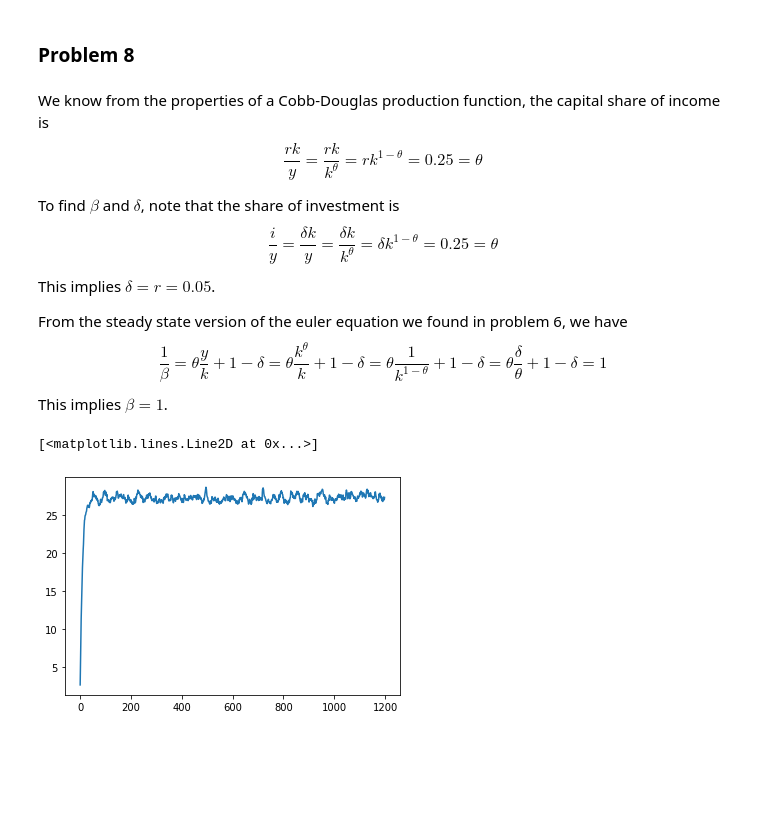
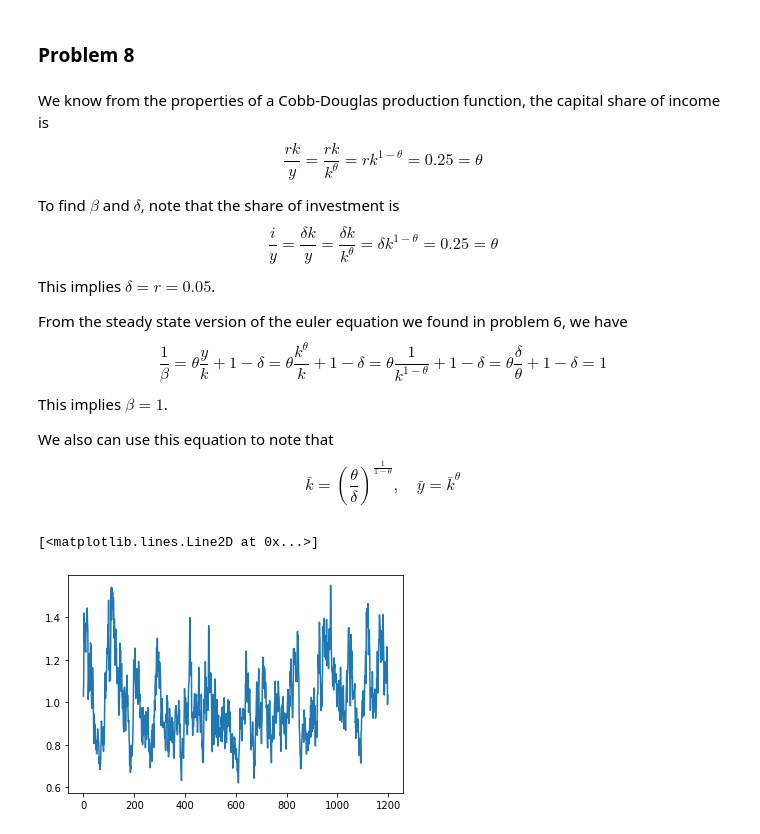
Before and after one commit to fagan2888/ECON202A, a Jupyter notebook: Assignment/problemset.ipynb, the cells around one changed output. Drawn from its saved outputs; the diff is of its cells as text; code cells hidden in the pictures; blank space fills up the shorter version.

```diff
--- a/Assignment/problemset.ipynb
+++ b/Assignment/problemset.ipynb
@@ -112,6 +112,11 @@ $$
 \frac{1}{\beta} = \theta \frac{y}{k} + 1 - \delta = \theta \frac{k^\theta}{k} + 1 - \delta = \theta \frac{1}{k^{1-\theta}} + 1 - \delta = \theta \frac{\delta}{\theta} + 1 - \delta = 1
 $$
 This implies $\beta = 1$.
+
+We also can use this equation to note that
+$$
+\bar{k} = \left( \frac{\theta}{ \delta} \right)^{\frac{1}{1-\theta}}, \quad \bar{y} = \bar{k}^\theta
+$$
 # %%
 δ = 0.05
 β = 1
@@ -129,5 +136,0 @@ z = z[1:]  # Remove first observation
-# %%
-plt.plot(z)
-# %% [output]
-[<matplotlib.lines.Line2D at 0x...>]
-[figure, removed]
@@ -137,0 +137,6 @@ c = np.zeros(T)
+# %%
+z = np.exp(log_z)
+plt.plot(z)
+# %% [output]
+[<matplotlib.lines.Line2D at 0x...>]
+[figure, added]
```
Also changed, not shown: parts of 9 cells of this notebook.
